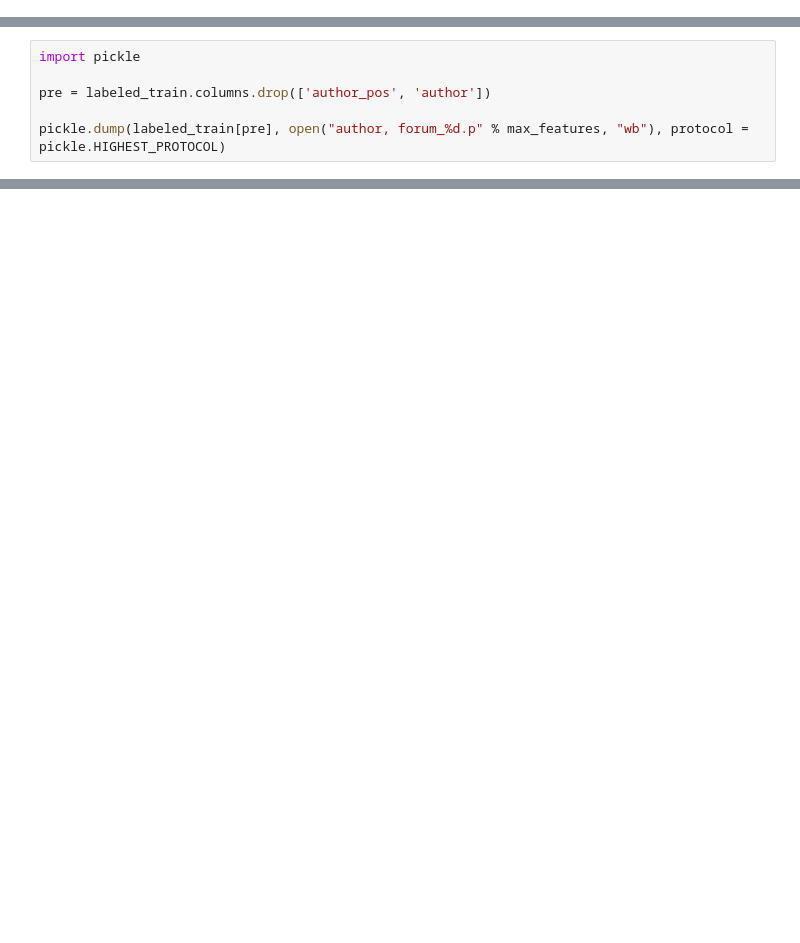
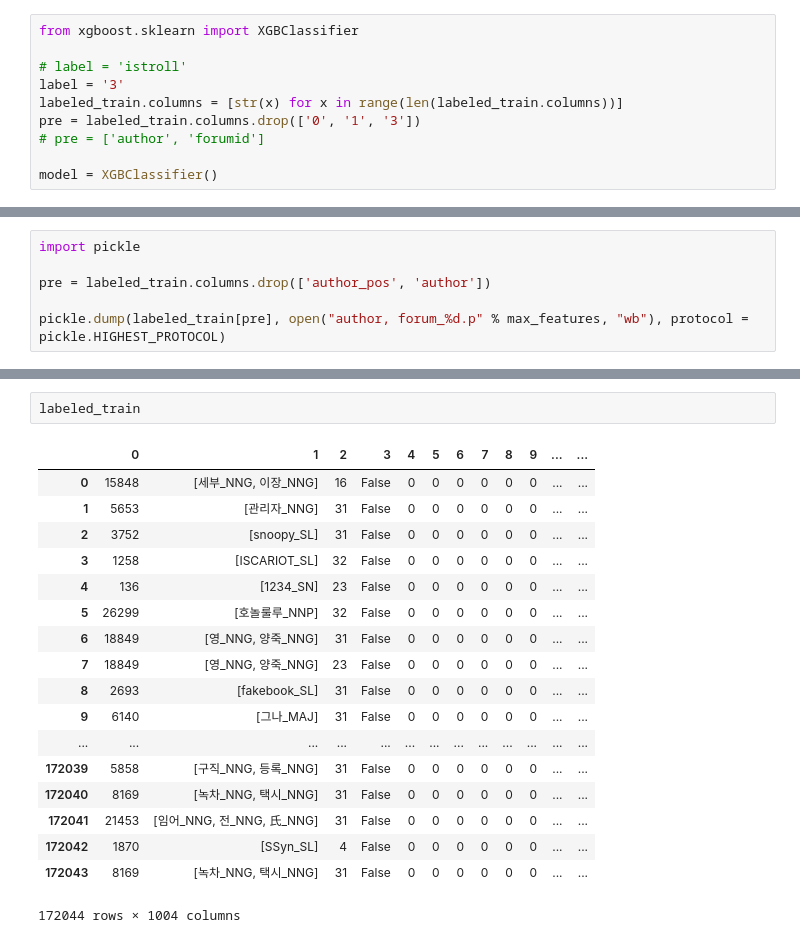
Before and after one commit to MacLunch/MacLunch, a Jupyter notebook: 1.Feature Extraction - Author, Forum.ipynb, the cells around one changed output, grey strips where cells are left out. Drawn from its saved outputs; the diff is of its cells as text; blank space fills up the shorter version.

Commit message:
Author, Forum에 XGBoost 알고리즘 구현, 실행 결과

```diff
--- a/1.Feature Extraction - Author, Forum.ipynb
+++ b/1.Feature Extraction - Author, Forum.ipynb
@@ -225,3 +216,13 @@ model = RandomForestClassifier(n_estimators=10, n_jobs=6)
+# %%
+from xgboost.sklearn import XGBClassifier
+
+# label = 'istroll'
+label = '3'
+labeled_train.columns = [str(x) for x in range(len(labeled_train.columns))]
+pre = labeled_train.columns.drop(['0', '1', '3'])
+# pre = ['author', 'forumid']
+
+model = XGBClassifier()
 # %% [markdown]
 ###cross validation
 # %%
@@ -274,0 +262,21 @@ pickle.dump(labeled_train[pre], open("author, forum_%d.p" % max_features, "wb"),
+# %%
+labeled_train
+# %% [output]
+|  | 0 | 1 | 2 | 3 | 4 | 5 | 6 | 7 | 8 | 9 | ... | ... |
+| 0 | 15848 | [세부_NNG, 이장_NNG] | 16 | False | 0 | 0 | 0 | 0 | 0 | 0 | ... | ... |
+| 1 | 5653 | [관리자_NNG] | 31 | False | 0 | 0 | 0 | 0 | 0 | 0 | ... | ... |
+| 2 | 3752 | [snoopy_SL] | 31 | False | 0 | 0 | 0 | 0 | 0 | 0 | ... | ... |
+| 3 | 1258 | [ISCARIOT_SL] | 32 | False | 0 | 0 | 0 | 0 | 0 | 0 | ... | ... |
+| 4 | 136 | [1234_SN] | 23 | False | 0 | 0 | 0 | 0 | 0 | 0 | ... | ... |
+| 5 | 26299 | [호놀룰루_NNP] | 32 | False | 0 | 0 | 0 | 0 | 0 | 0 | ... | ... |
+| 6 | 18849 | [영_NNG, 양죽_NNG] | 31 | False | 0 | 0 | 0 | 0 | 0 | 0 | ... | ... |
+| 7 | 18849 | [영_NNG, 양죽_NNG] | 23 | False | 0 | 0 | 0 | 0 | 0 | 0 | ... | ... |
+| 8 | 2693 | [fakebook_SL] | 31 | False | 0 | 0 | 0 | 0 | 0 | 0 | ... | ... |
+| 9 | 6140 | [그나_MAJ] | 31 | False | 0 | 0 | 0 | 0 | 0 | 0 | ... | ... |
+| ... | ... | ... | ... | ... | ... | ... | ... | ... | ... | ... | ... | ... |
+| 172039 | 5858 | [구직_NNG, 등록_NNG] | 31 | False | 0 | 0 | 0 | 0 | 0 | 0 | ... | ... |
+| 172040 | 8169 | [녹차_NNG, 택시_NNG] | 31 | False | 0 | 0 | 0 | 0 | 0 | 0 | ... | ... |
+| 172041 | 21453 | [임어_NNG, 전_NNG, 氏_NNG] | 31 | False | 0 | 0 | 0 | 0 | 0 | 0 | ... | ... |
+| 172042 | 1870 | [SSyn_SL] | 4 | False | 0 | 0 | 0 | 0 | 0 | 0 | ... | ... |
+| 172043 | 8169 | [녹차_NNG, 택시_NNG] | 31 | False | 0 | 0 | 0 | 0 | 0 | 0 | ... | ... |
+172044 rows × 1004 columns
```
Also changed, not shown: parts of 10 cells of this notebook.
